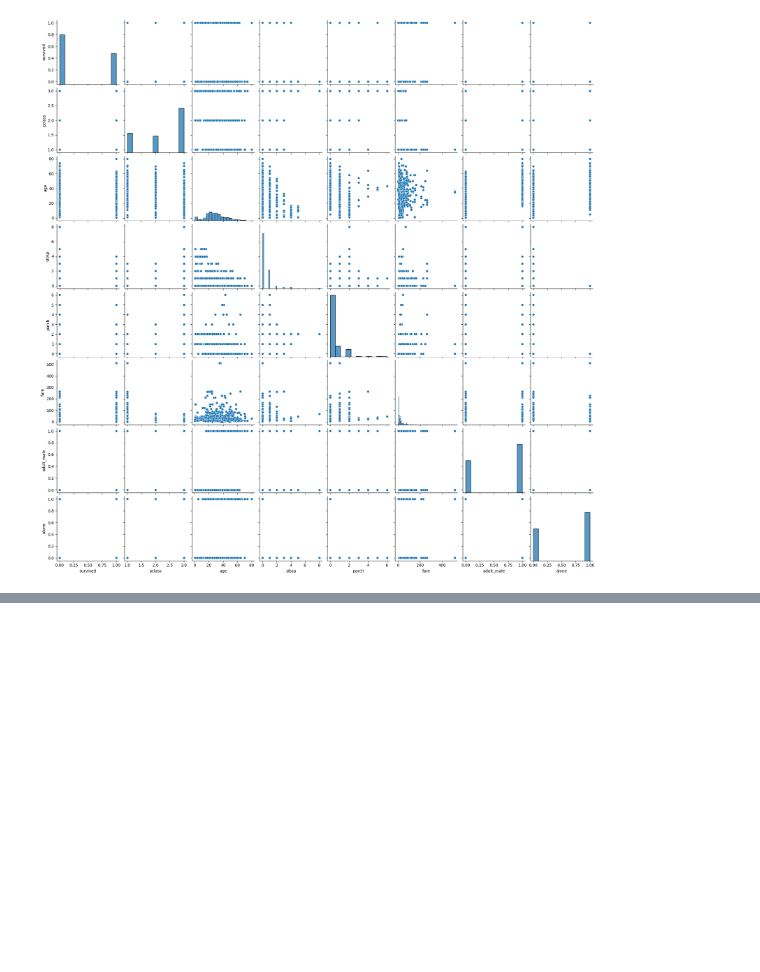
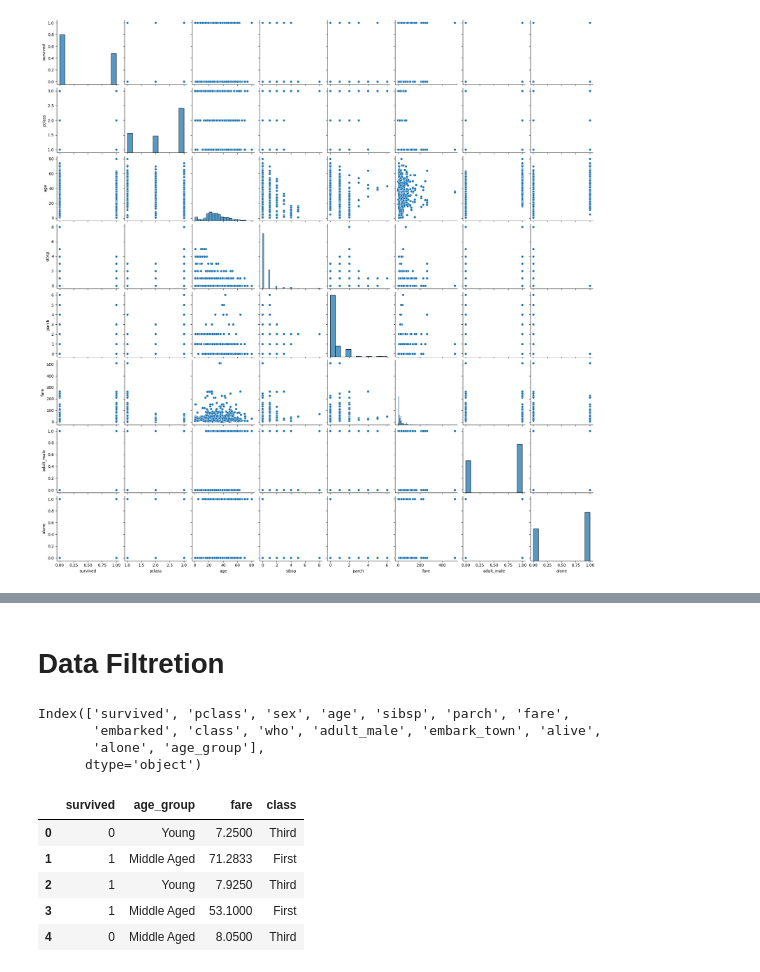
Before and after one commit to Hummayun-Husnain/AI-and-Data-Science, a Jupyter notebook: Pandas-Tips-and-Tricks/1-Pandas.ipynb, the cells around one changed output, grey strips where cells are left out. Cells and saved outputs as stored; diff of their text form; code cells hidden in the pictures; blank space fills up the shorter version.

```diff
--- a/Pandas-Tips-and-Tricks/1-Pandas.ipynb
+++ b/Pandas-Tips-and-Tricks/1-Pandas.ipynb
@@ -324,0 +462,9 @@ sns.pairplot(df) # Pairplot
+# %% [markdown]
+# Data Filtretion
+# %%
+df.columns
+# %% [output]
+Index(['survived', 'pclass', 'sex', 'age', 'sibsp', 'parch', 'fare',
+       'embarked', 'class', 'who', 'adult_male', 'embark_town', 'alive',
+       'alone', 'age_group'],
+      dtype='object')
@@ -324,0 +473,9 @@ sns.pairplot(df) # Pairplot
+# %%
+df_1.head()
+# %% [output]
+|  | survived | age_group | fare | class |
+| 0 | 0 | Young | 7.2500 | Third |
+| 1 | 1 | Middle Aged | 71.2833 | First |
+| 2 | 1 | Young | 7.9250 | Third |
+| 3 | 1 | Middle Aged | 53.1000 | First |
+| 4 | 0 | Middle Aged | 8.0500 | Third |
```
Also changed, not shown: parts of 29 cells of this notebook, 1 other file.
